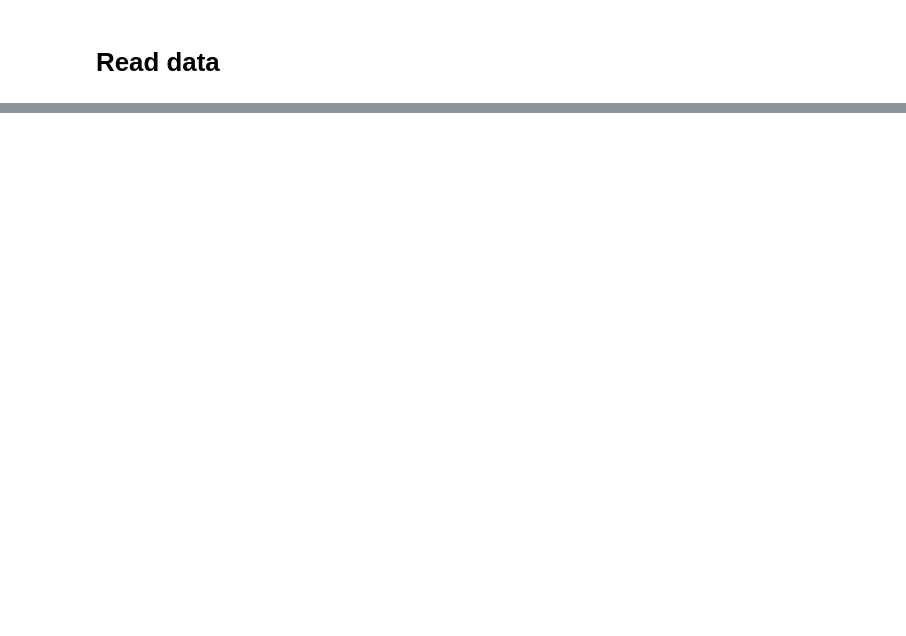
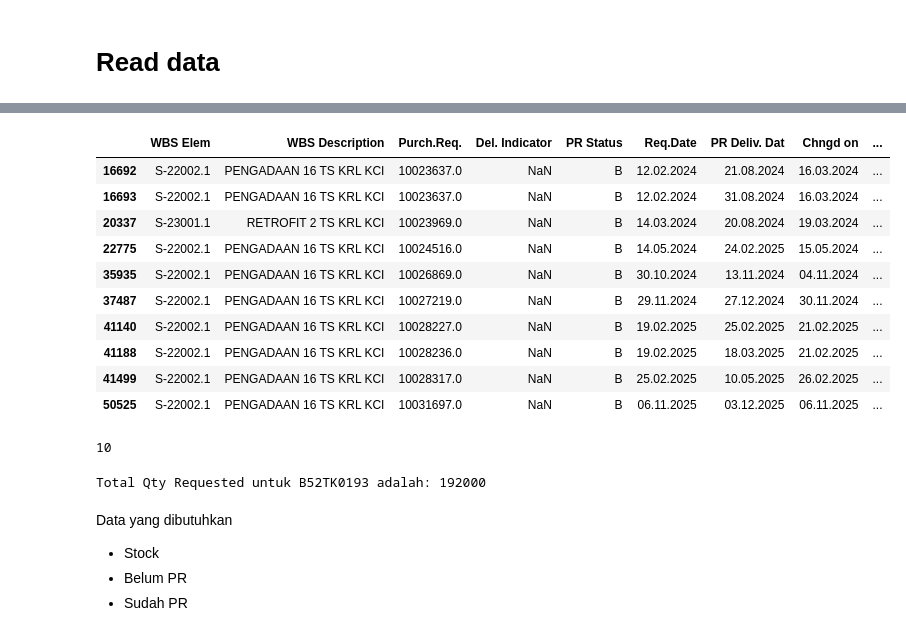
Before and after one commit to widura26/recap-automation, a Jupyter notebook: recap_automation.ipynb, the cells around one changed output, grey strips where cells are left out. Drawn from its saved outputs; the diff is of its cells as text; code cells hidden in the pictures; blank space fills up the shorter version.

```diff
--- a/recap_automation.ipynb
+++ b/recap_automation.ipynb
@@ -954,3 +714,0 @@ bomdata
-# %%
-pd.set_option("display.max_rows", None)
-pd.set_option("display.max_columns", None)
@@ -1489,0 +715,19 @@ x
+# %%
+bom_data_url = "https://docs.google.com/spreadsheets/d/1Ibki18gicAFziEx1urTrvDv_KkzrkMMnRrbwqNYpOkw/export?format=csv&gid=1134789511"
+bom_data = pd.read_csv(bom_data_url, low_memory=False)
+
+sap_data_url = "https://docs.google.com/spreadsheets/d/1jnuEazMkGxbXcvP2mvvGlRZQZR-N0FMPf3aNhw5lH7Q/export?format=csv&gid=826586568"
+sap_data = pd.read_csv(sap_data_url, low_memory=False)
+# %%
+bom_data.columns = bom_data.columns.str.strip()
+
+sap_data.columns = sap_data.columns.str.strip()
+
+sap_data['Qty Requested'] = pd.to_numeric(sap_data['Qty Requested'].str.replace(',', '').str.replace('.', ''), errors='coerce')
+sap_data['Qty Requested'] = sap_data['Qty Requested'].fillna(0).astype(int)
+sap_data['Ordered'] = pd.to_numeric(sap_data['Ordered'].str.replace(',', '').str.replace('.', ''), errors='coerce')
+sap_data['Ordered'] = sap_data['Ordered'].fillna(0).astype(int)
+# %%
+komat = "B52TK0193"
+
+bom_data[bom_data["Kode Material"] == komat]
@@ -1489,0 +740,31 @@ x
+# %%
+sap_data[sap_data["Kode Material"] == komat]
+# %% [output]
+|  | WBS Elem | WBS Description | Purch.Req. | Del. Indicator | PR Status | Req.Date | PR Deliv. Dat | Chngd on | ... |
+| 16692 | S-22002.1 | PENGADAAN 16 TS KRL KCI | 10023637.0 | NaN | B | 12.02.2024 | 21.08.2024 | 16.03.2024 | ... |
+| 16693 | S-22002.1 | PENGADAAN 16 TS KRL KCI | 10023637.0 | NaN | B | 12.02.2024 | 31.08.2024 | 16.03.2024 | ... |
+| 20337 | S-23001.1 | RETROFIT 2 TS KRL KCI | 10023969.0 | NaN | B | 14.03.2024 | 20.08.2024 | 19.03.2024 | ... |
+| 22775 | S-22002.1 | PENGADAAN 16 TS KRL KCI | 10024516.0 | NaN | B | 14.05.2024 | 24.02.2025 | 15.05.2024 | ... |
+| 35935 | S-22002.1 | PENGADAAN 16 TS KRL KCI | 10026869.0 | NaN | B | 30.10.2024 | 13.11.2024 | 04.11.2024 | ... |
+| 37487 | S-22002.1 | PENGADAAN 16 TS KRL KCI | 10027219.0 | NaN | B | 29.11.2024 | 27.12.2024 | 30.11.2024 | ... |
+| 41140 | S-22002.1 | PENGADAAN 16 TS KRL KCI | 10028227.0 | NaN | B | 19.02.2025 | 25.02.2025 | 21.02.2025 | ... |
+| 41188 | S-22002.1 | PENGADAAN 16 TS KRL KCI | 10028236.0 | NaN | B | 19.02.2025 | 18.03.2025 | 21.02.2025 | ... |
+| 41499 | S-22002.1 | PENGADAAN 16 TS KRL KCI | 10028317.0 | NaN | B | 25.02.2025 | 10.05.2025 | 26.02.2025 | ... |
+| 50525 | S-22002.1 | PENGADAAN 16 TS KRL KCI | 10031697.0 | NaN | B | 06.11.2025 | 03.12.2025 | 06.11.2025 | ... |
+# %%
+len(sap_data[sap_data["Kode Material"] == komat])
+# %% [output]
+10
+# %%
+sap_data['Qty Requested'] = pd.to_numeric(sap_data['Qty Requested'], errors='coerce').fillna(0)
+total_qty = sap_data.loc[sap_data['Kode Material'] == komat, 'Qty Requested'].sum()
+
+print(f"Total Qty Requested untuk {komat} adalah:", total_qty)
+# %% [output]
+Total Qty Requested untuk B52TK0193 adalah: 192000
+# %% [markdown]
+
+Data yang dibutuhkan
+*   Stock
+*   Belum PR
+*   Sudah PR
```
Also changed, not shown: parts of 87 cells of this notebook.
